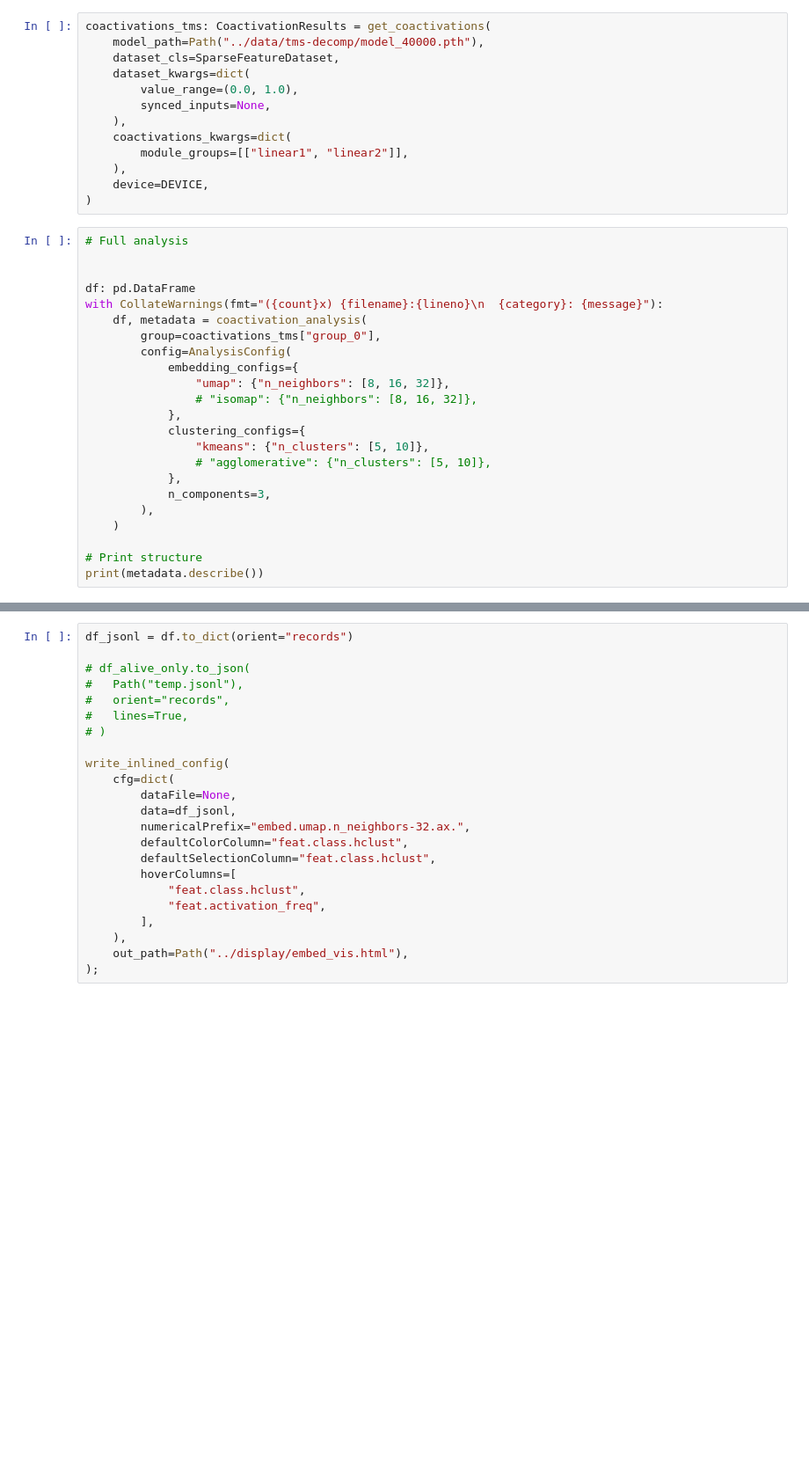
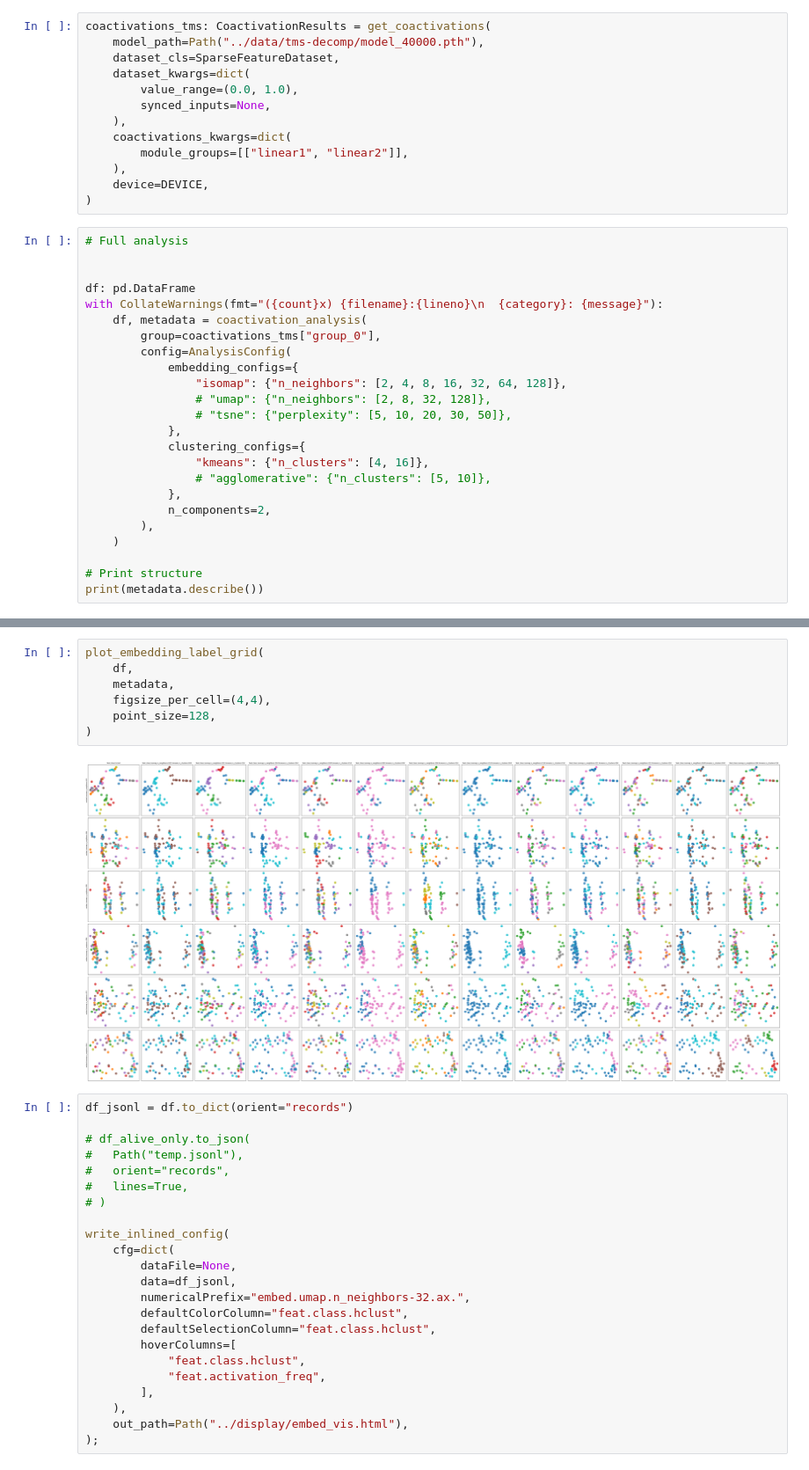
Before and after one commit to mivanit/apd, a Jupyter notebook: notebooks/mivanit/dev_grouping_2.ipynb, the cells around one changed output, grey strips where cells are left out. Shown at 88% size. Drawn from its saved outputs; the diff is of its cells as text; blank space fills up the shorter version.

```diff
--- a/notebooks/mivanit/dev_grouping_2.ipynb
+++ b/notebooks/mivanit/dev_grouping_2.ipynb
@@ -45,14 +47,15 @@ with CollateWarnings(fmt="({count}x) {filename}:{lineno}\n  {category}: {message
         group=coactivations_tms["group_0"],
         config=AnalysisConfig(
             embedding_configs={
-                "umap": {"n_neighbors": [8, 16, 32]},
-                # "isomap": {"n_neighbors": [8, 16, 32]},
+                "isomap": {"n_neighbors": [2, 4, 8, 16, 32, 64, 128]},
+                # "umap": {"n_neighbors": [2, 8, 32, 128]},
+                # "tsne": {"perplexity": [5, 10, 20, 30, 50]},
             },
             clustering_configs={
-                "kmeans": {"n_clusters": [5, 10]},
+                "kmeans": {"n_clusters": [4, 16]},
                 # "agglomerative": {"n_clusters": [5, 10]},
             },
-            n_components=3,
+            n_components=2,
         ),
     )
 
@@ -61,3 +93,12 @@ print(metadata.describe())
+# %%
+plot_embedding_label_grid(
+	df,
+	metadata,
+	figsize_per_cell=(4,4),
+	point_size=128,
+)
+# %% [output]
+[figure, added]
 # %%
 df_jsonl = df.to_dict(orient="records")
 
```
Also changed, not shown: parts of 3 cells of this notebook, 2 other files.
